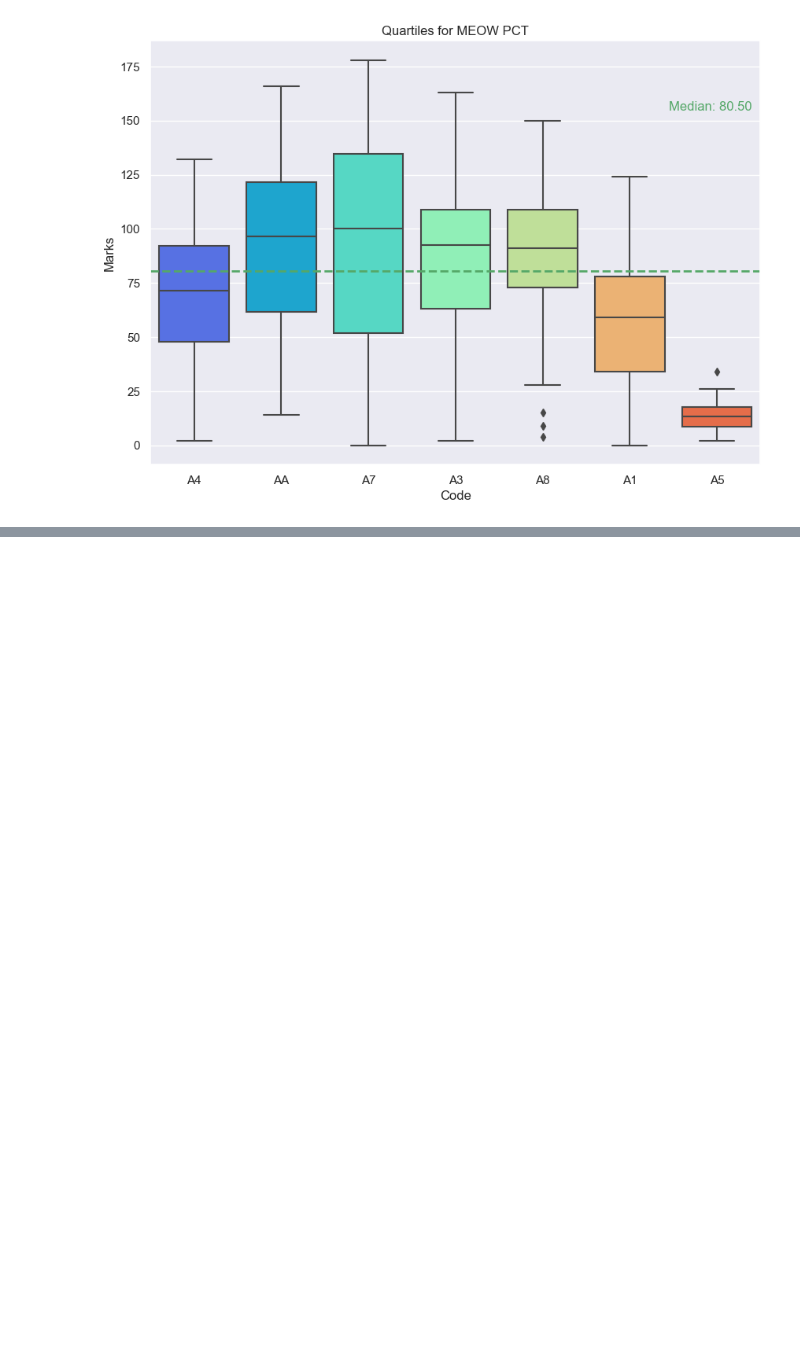
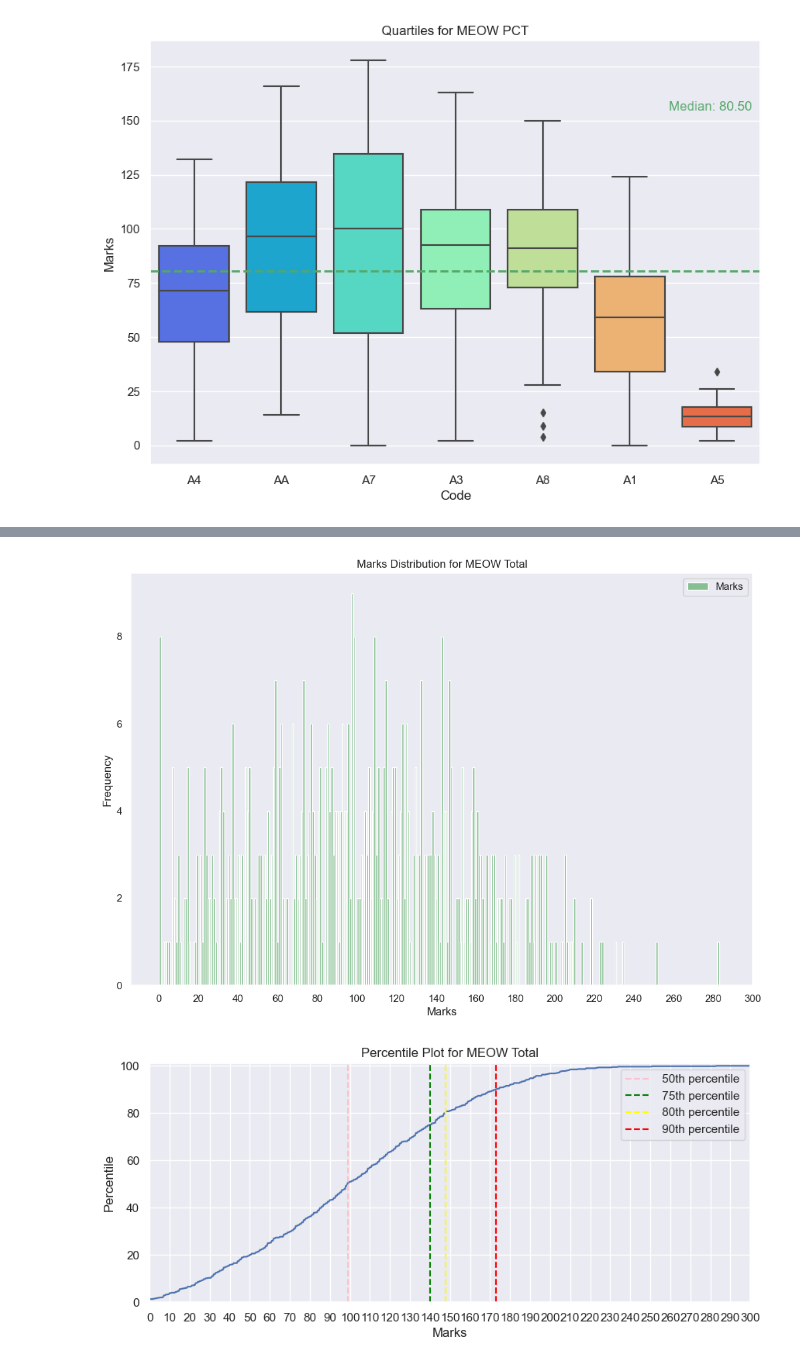
Before and after one commit to aviral2004/marks_data_visulation, a Jupyter notebook: meow_pct.ipynb, the cells around one changed output, grey strips where cells are left out. Drawn from its saved outputs; the diff is of its cells as text; code cells hidden in the pictures; blank space fills up the shorter version.

Commit message:
added meow post compre data

```diff
--- a/meow_pct.ipynb
+++ b/meow_pct.ipynb
@@ -117,3 +117,13 @@ g.gen_all()
 [figure]
 [figure]
 [figure]
+# %%
+df3 = pd.read_csv('./data/meow_post_compre.csv')
+
+df3.rename(columns={'CT(300)':'Marks'}, inplace=True)
+df3['ID'] = df3['ID'].str[:-1]
+
+%load_ext autoreload
+%autoreload 2
+
+df3
@@ -119,0 +146,6 @@ g.gen_all()
+# %%
+for i in range(len(df3)):
+    if df3.loc[i, 'ID'] in cp_df['ID No'].values:
+        df3.loc[i, 'code'] = cp_df[cp_df['ID No'] == df3.loc[i, 'ID']]['code'].values[0]
+
+df3
@@ -119,0 +166,8 @@ g.gen_all()
+# %%
+from graph_gen import graph
+
+g = graph('MEOW Total', df3, 300, codes=True)
+g.gen_all()
+# %% [output]
+[figure, added]
+[figure, added]
```
Also changed, not shown: parts of 4 cells of this notebook, 7 other files.
